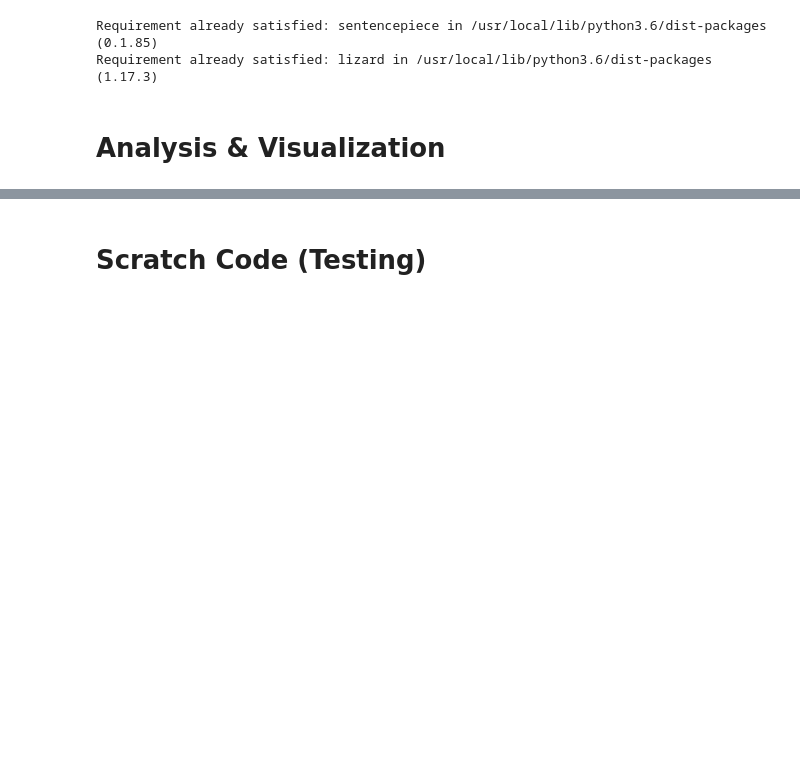
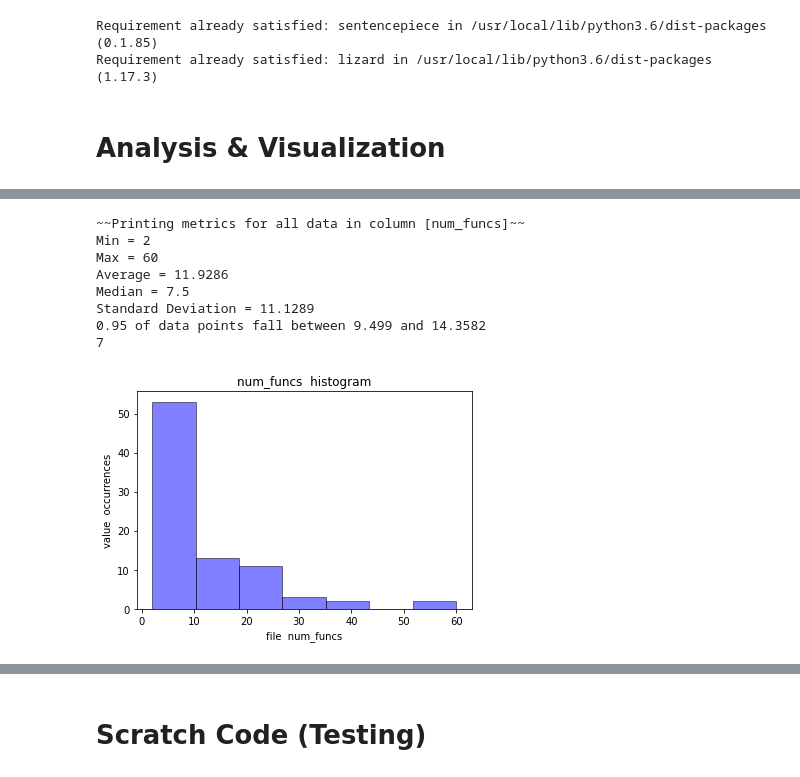
Before and after one commit to WM-SEMERU/ds4se, a Jupyter notebook: nbs/01.1_data.exploratory.se.metrics.ipynb, the cells around one changed output, grey strips where cells are left out. Cells and saved outputs as stored; diff of their text form; code cells hidden in the pictures; blank space fills up the shorter version.

```diff
--- a/nbs/01.1_data.exploratory.se.metrics.ipynb
+++ b/nbs/01.1_data.exploratory.se.metrics.ipynb
@@ -190,0 +206,14 @@ Standard Deviation = 14.4367
+# %%
+# Print statistical information about the number of functions per file
+display_stats(corpus_df, 'num_funcs')
+display_hist(corpus_df, 'num_funcs')
+# %% [output]
+~~Printing metrics for all data in column [num_funcs]~~
+Min = 2
+Max = 60
+Average = 11.9286
+Median = 7.5
+Standard Deviation = 11.1289
+0.95 of data points fall between 9.499 and 14.3582
+7
+[figure, added]
```
Also changed, not shown: parts of 24 cells of this notebook.
